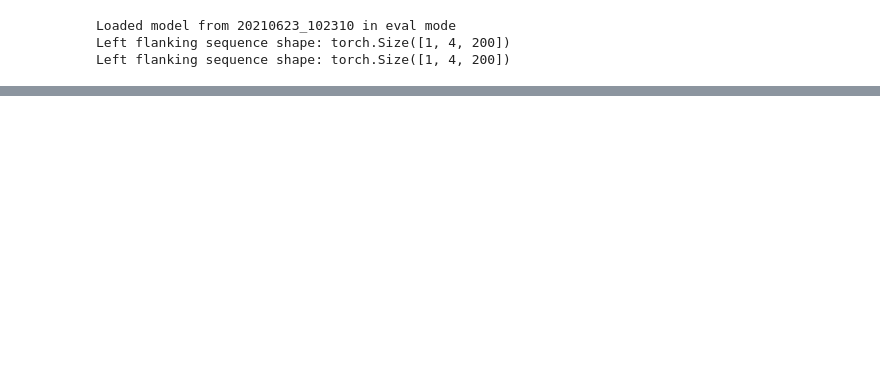
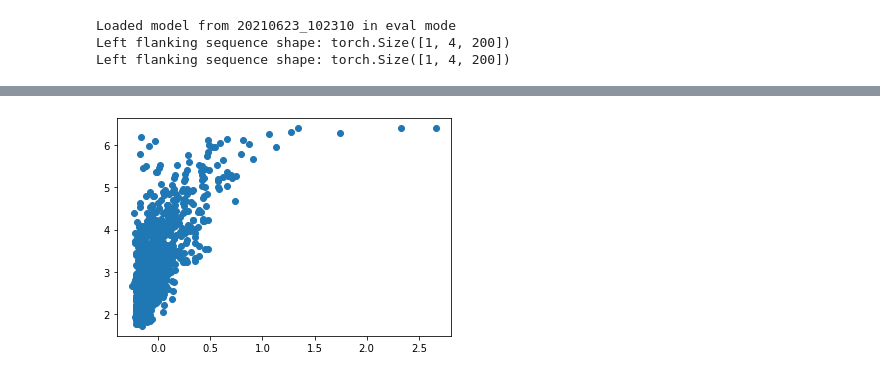
Before and after one commit to sjgosai/boda2, a Jupyter notebook: analysis/SG011__GPytorch/Untitled.ipynb, the cells around one changed output, grey strips where cells are left out. Saved outputs shown, nothing was run; the diff lists cells and outputs as text; code cells hidden in the pictures; blank space fills up the shorter version.

Commit message:
experimenting with gpytorch

```diff
--- a/analysis/SG011__GPytorch/Untitled.ipynb
+++ b/analysis/SG011__GPytorch/Untitled.ipynb
@@ -118,0 +240,2 @@ data = data_module(**vars(data_module.process_args(args)))
+# %%
+X, decoded, Y, model, likelihood = X.cuda(), decoded.cuda(), Y.cuda(), model.cuda(), likelihood.cuda()
@@ -118,0 +307,11 @@ data = data_module(**vars(data_module.process_args(args)))
+# %%
+# Get into evaluation (predictive posterior) mode
+model.eval()
+likelihood.eval()
+
+# Test points are regularly spaced along [0,1]
+# Make predictions by feeding model through likelihood
+with torch.no_grad(), gpytorch.settings.fast_pred_var():
+    observed_pred = likelihood(model(encoded_test))
+    mean = observed_pred.mean
+    lower, upper = observed_pred.confidence_region()
@@ -118,0 +355,5 @@ data = data_module(**vars(data_module.process_args(args)))
+# %%
+plt.scatter( seq_pca_test[:,0], (upper-lower).cpu().numpy() )
+plt.show()
+# %% [output]
+[figure, added]
```
Also changed, not shown: parts of 19 cells of this notebook.
